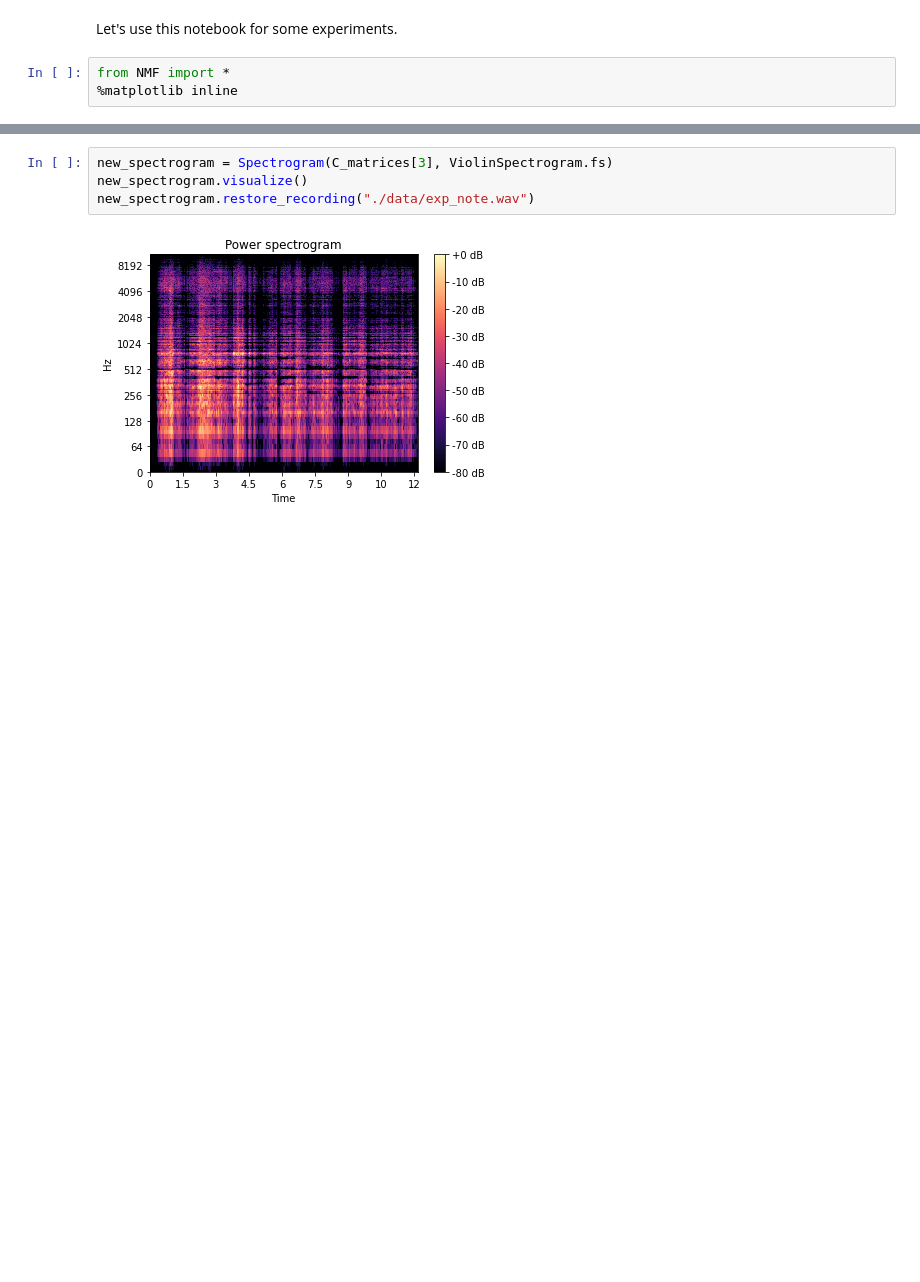
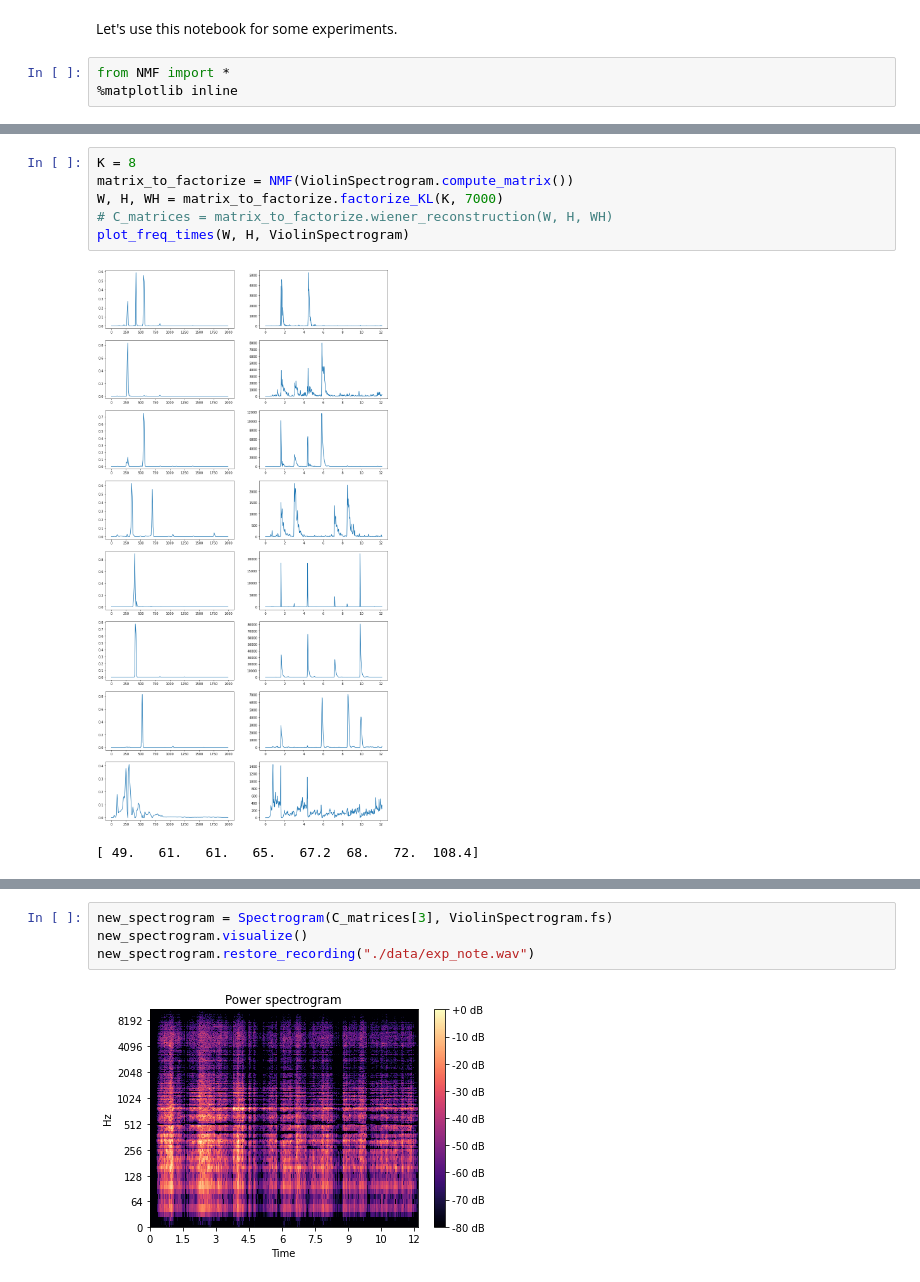
Before and after one commit to mariasoroka/StatisticalMachineLearning, a Jupyter notebook: test_notebook.ipynb, the cells around one changed output, grey strips where cells are left out. Drawn from its saved outputs; the diff is of its cells as text; blank space fills up the shorter version.

```diff
--- a/test_notebook.ipynb
+++ b/test_notebook.ipynb
@@ -24,0 +84,9 @@ pitches 61 and 68 are good.
+# %%
+K = 8
+matrix_to_factorize = NMF(ViolinSpectrogram.compute_matrix())
+W, H, WH = matrix_to_factorize.factorize_KL(K, 7000)
+# C_matrices = matrix_to_factorize.wiener_reconstruction(W, H, WH)
+plot_freq_times(W, H, ViolinSpectrogram)
+# %% [output]
+[figure, added]
+[ 49.   61.   61.   65.   67.2  68.   72.  108.4]
```
Also changed, not shown: parts of 44 cells of this notebook, 2 other files.
